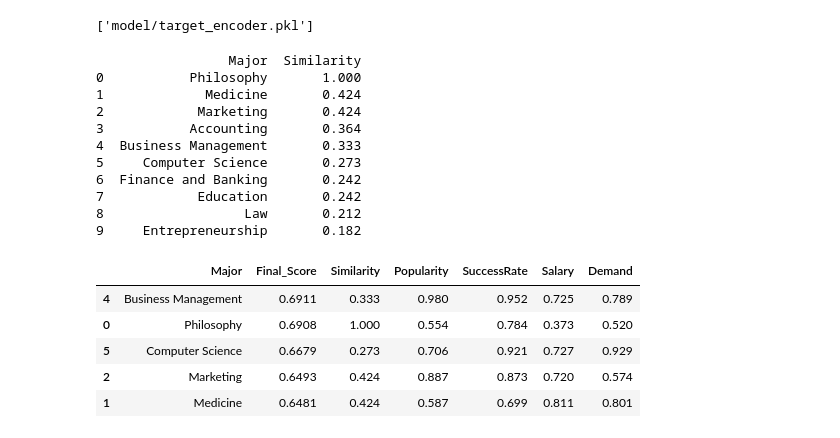
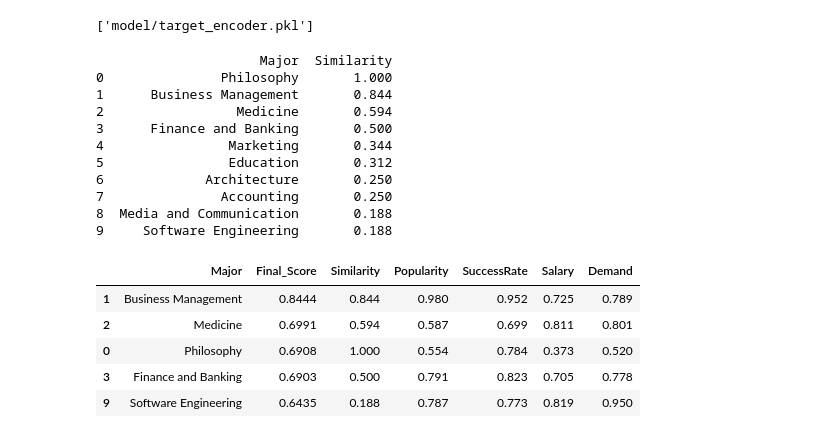
Before and after one commit to Panhaseth-SUY/Major-Recommendation-System, a Jupyter notebook: trainML.ipynb, the cells around one changed output. Saved outputs shown, nothing was run; the diff lists cells and outputs as text; code cells hidden in the pictures.

```diff
--- a/trainML.ipynb
+++ b/trainML.ipynb
@@ -7,7 +7,7 @@ import matplotlib.pyplot as plt
 import seaborn as sns
 
 # Load dataset
-df = pd.read_csv('cambodia_major_dataset_v18_50majors.csv')
+df = pd.read_csv('expanded_cambodia_major_dataset_5000.csv')
 print("Initial DataFrame shape:", df.shape)
 df.head(10)
 # %% [output]
@@ -184,8 +184,12 @@ plot_feature_distributions(X)
 # %%
+# Split dataset into training and testing sets
+from sklearn.model_selection import train_test_split
+
+X_train, X_test, y_train, y_test = train_test_split(X, y_enc, test_size=0.2, random_state=42)
 
 # Train model
 model = RandomForestClassifier(n_estimators=200, random_state=42)
-model.fit(X, y_enc)
+model.fit(X_train, y_train)
 # %% [output]
 RandomForestClassifier(n_estimators=200, random_state=42)
 # %%
@@ -308,22 +352,24 @@ new_row = {
 top10 = predict_top_majors(new_row)
 print(top10)
 # %% [output]
-                 Major  Similarity
-0           Philosophy       1.000
-1             Medicine       0.424
-2            Marketing       0.424
-3           Accounting       0.364
-4  Business Management       0.333
-5     Computer Science       0.273
-6  Finance and Banking       0.242
-7            Education       0.242
-8                  Law       0.212
-9     Entrepreneurship       0.182
+                     Major  Similarity
+0               Philosophy       1.000
+1      Business Management       0.844
+2                 Medicine       0.594
+3      Finance and Banking       0.500
+4                Marketing       0.344
+5                Education       0.312
+6             Architecture       0.250
+7               Accounting       0.250
+8  Media and Communication       0.188
+9     Software Engineering       0.188
 # %%
 # Final_Score = 0.5*Similarity + 0.1*Popularity + 0.2*SuccessRate + 0.1*Salary + 0.1*Demand
 import pandas as pd
 
-major_stats = pd.read_csv("major_stats_cambodia_v1.csv")
+# only load major_stats if not already present in the notebook (avoids re-reading)
+if 'major_stats' not in globals():
+    major_stats = pd.read_csv("major_stats_cambodia_v1.csv")
 
 def calculate_final_scores(top_majors_df, major_stats=major_stats, sim_weight=0.3, pop_weight=0.1, success_weight=0.2, salary_weight=0.2, demand_weight=0.2 ):
     """
@@ -338,36 +384,71 @@ def calculate_final_scores(top_majors_df, major_stats=major_stats, sim_weight=0.
         right_on="Recommend_Major",
         how="left"
     )
 
     # Optional: sanity check for majors not found in major_stats
     if merged["Popularity"].isna().any():
         missing = merged.loc[merged["Popularity"].isna(), "Major"].unique().tolist()
         print("Warning: majors not found in major_stats:", missing)
 
     # Compute Final_Score using the actual column names
     merged["Final_Score"] = (
         sim_weight * merged["Similarity"] +
         pop_weight * merged["Popularity"] +
         success_weight * merged["SuccessRate"] +
         salary_weight * merged["Salary"] +
         demand_weight * merged["Demand"]
     )
 
     # Sort and return tidy columns
     final_ranking = merged.sort_values(by="Final_Score", ascending=False)
 
     return final_ranking[[
         "Major", "Final_Score", "Similarity",
         "Popularity", "SuccessRate", "Salary", "Demand"
     ]]
 
-# Example:
+# Example usage:
+# Ensure `top10` exists. If not, create a sample new_row and call predict_top_majors() (defined in an earlier cell).
+try:
+    top10  # if this name is defined, do nothing
+except NameError:
+    # Build a sample input (same structure as used earlier). np and predict_top_majors should be available from prior cells.
+    new_row = {
+        'Gender': 'Male',
+        'Province': 'Phnom Penh',
+        'School_Type': 'Public',
+        'Parent_Expectation': 'Teacher',
+        'Stream': 'Science',
+        'Khmer': 'C',
+        'English': 'B',
+        'Math': 'B',
+        'Physics': 'A',
+        'Chemistry': 'A',
+        'Biology': 'B',
+        'History': 'A',
+        # use numpy NaN for missing values
+        'Geography': np.nan,
+        'Morality': np.nan,
+        'Earth': np.nan,
+        'Interest_Tech': 'Strong Interest',
+        'Interest_Business': 'Moderate Interest',
+        'Interest_Health': 'Low Interest',
+        'Interest_Design': 'Very Strong Interest',
+        'Interest_Law': 'Moderate Interest',
+        'Career_Goal': 'Healthcare',
+        'WorkPreference': 'Field',
+        'Personality': 'Ambivert'
+    }
+
+    # create top10 using the prediction helper defined in the notebook
+    top10 = predict_top_majors(new_row)
+
 final_recommendations = calculate_final_scores(top10)
 final_recommendations.head(5)
 # %% [output]
 |  | Major | Final_Score | Similarity | Popularity | SuccessRate | Salary | Demand |
-| 4 | Business Management | 0.6911 | 0.333 | 0.980 | 0.952 | 0.725 | 0.789 |
+| 1 | Business Management | 0.8444 | 0.844 | 0.980 | 0.952 | 0.725 | 0.789 |
+| 2 | Medicine | 0.6991 | 0.594 | 0.587 | 0.699 | 0.811 | 0.801 |
 | 0 | Philosophy | 0.6908 | 1.000 | 0.554 | 0.784 | 0.373 | 0.520 |
-| 5 | Computer Science | 0.6679 | 0.273 | 0.706 | 0.921 | 0.727 | 0.929 |
-| 2 | Marketing | 0.6493 | 0.424 | 0.887 | 0.873 | 0.720 | 0.574 |
-| 1 | Medicine | 0.6481 | 0.424 | 0.587 | 0.699 | 0.811 | 0.801 |
+| 3 | Finance and Banking | 0.6903 | 0.500 | 0.791 | 0.823 | 0.705 | 0.778 |
+| 9 | Software Engineering | 0.6435 | 0.188 | 0.787 | 0.773 | 0.819 | 0.950 |
```
Also changed, not shown: parts of 14 cells of this notebook, 2 other files.
